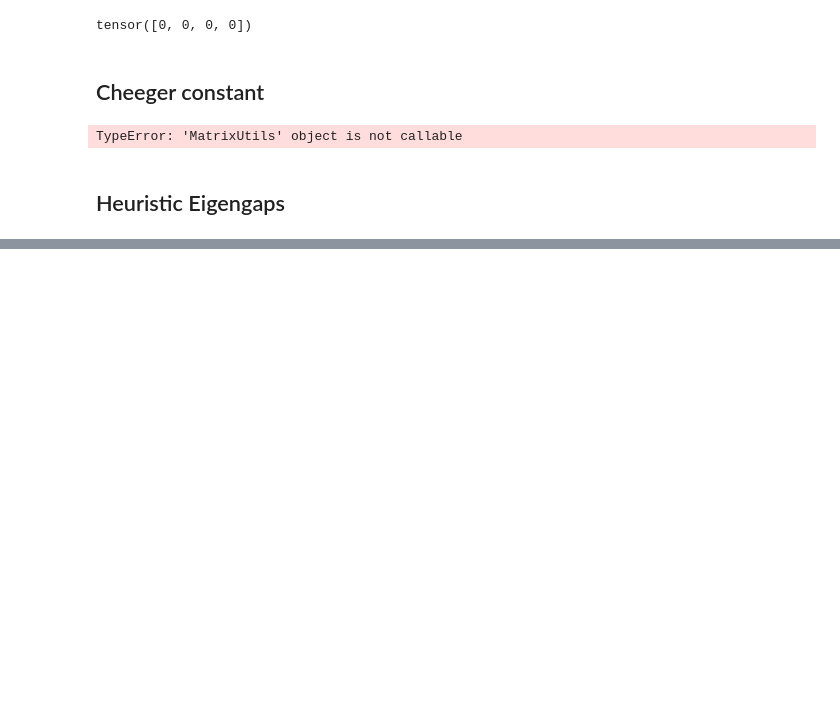
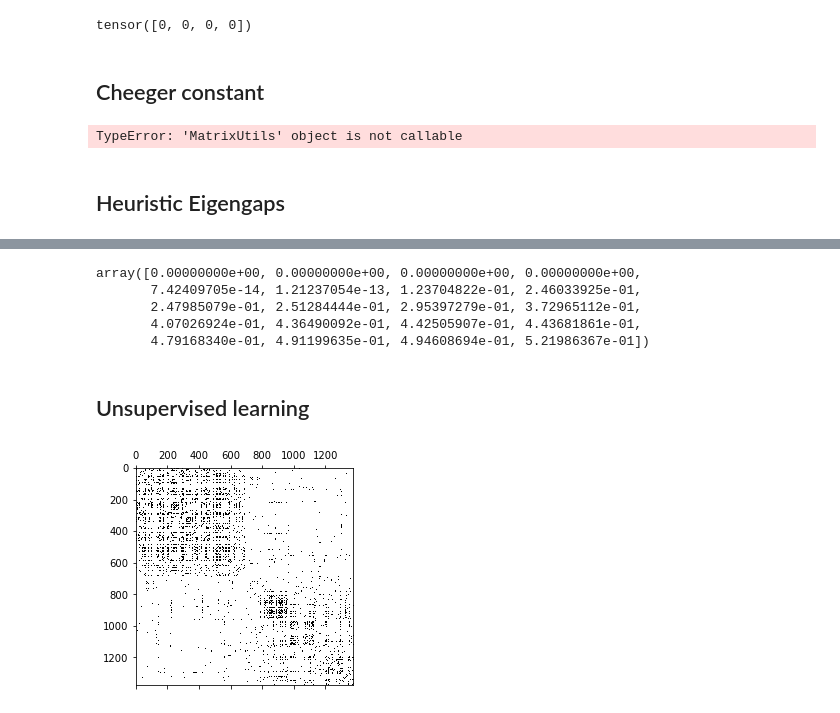
Before and after one commit to aaag97/ntds-projects, a Jupyter notebook: Project/wikipedia.ipynb, the cells around one changed output, grey strips where cells are left out. Drawn from its saved outputs; the diff is of its cells as text; code cells hidden in the pictures; blank space fills up the shorter version.

```diff
--- a/Project/wikipedia.ipynb
+++ b/Project/wikipedia.ipynb
@@ -1024,0 +1026,16 @@ Text(0.5, 1.0, 'Eigenvalues $L_{comb}$')
+# %%
+eigenvalues[0:20]
+# %% [output]
+array([0.00000000e+00, 0.00000000e+00, 0.00000000e+00, 0.00000000e+00,
+       7.42409705e-14, 1.21237054e-13, 1.23704822e-01, 2.46033925e-01,
+       2.47985079e-01, 2.51284444e-01, 2.95397279e-01, 3.72965112e-01,
+       4.07026924e-01, 4.36490092e-01, 4.42505907e-01, 4.43681861e-01,
+       4.79168340e-01, 4.91199635e-01, 4.94608694e-01, 5.21986367e-01])
+# %% [markdown]
+## Unsupervised learning
+# %%
+adjacency = matrixu.epsilon_similarity_graph(distances_wo, sigma= 4*np.mean(distances_wo), epsilon=0.8)
+plt.spy(adjacency)
+plt.show()
+# %% [output]
+[figure, added]
```
Also changed, not shown: parts of 15 cells of this notebook.
